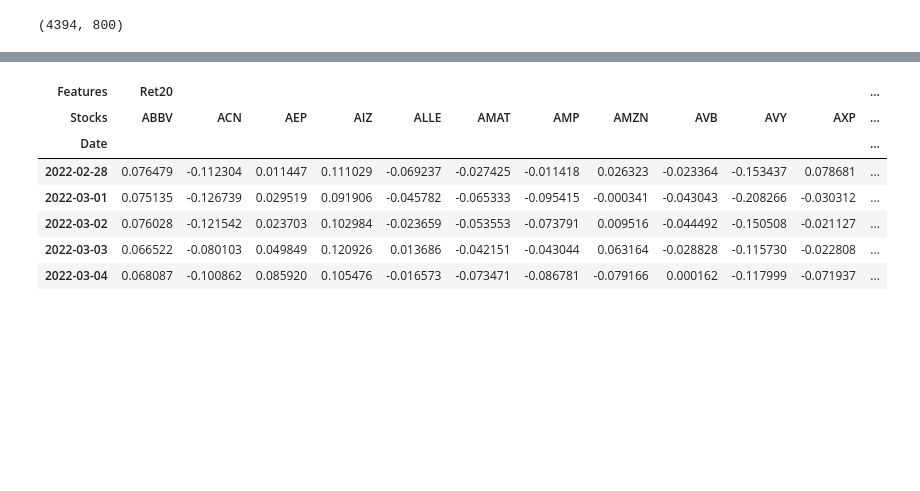
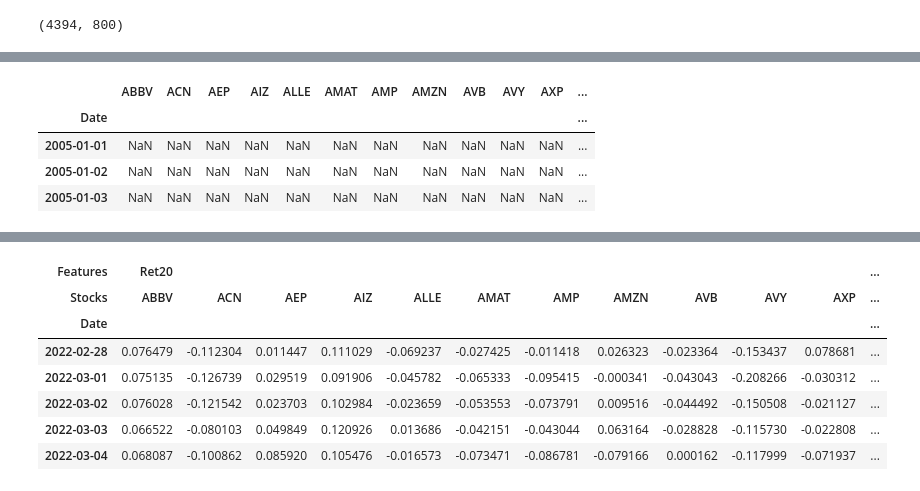
Before and after one commit to shrozolio/M6, a Jupyter notebook: Code/m6_build_panel.ipynb, the cells around one changed output, grey strips where cells are left out. Saved outputs shown, nothing was run; the diff lists cells and outputs as text; code cells hidden in the pictures; blank space fills up the shorter version.

```diff
--- a/Code/m6_build_panel.ipynb
+++ b/Code/m6_build_panel.ipynb
@@ -34,0 +70,8 @@ dat.shape
+# %%
+fdat['Assets'].head(3)
+# %% [output]
+|  | ABBV | ACN | AEP | AIZ | ALLE | AMAT | AMP | AMZN | AVB | AVY | AXP | ... |
+| Date |  |  |  |  |  |  |  |  |  |  |  | ... |
+| 2005-01-01 | NaN | NaN | NaN | NaN | NaN | NaN | NaN | NaN | NaN | NaN | NaN | ... |
+| 2005-01-02 | NaN | NaN | NaN | NaN | NaN | NaN | NaN | NaN | NaN | NaN | NaN | ... |
+| 2005-01-03 | NaN | NaN | NaN | NaN | NaN | NaN | NaN | NaN | NaN | NaN | NaN | ... |
```
Also changed, not shown: parts of 19 cells of this notebook, 3 other files.
